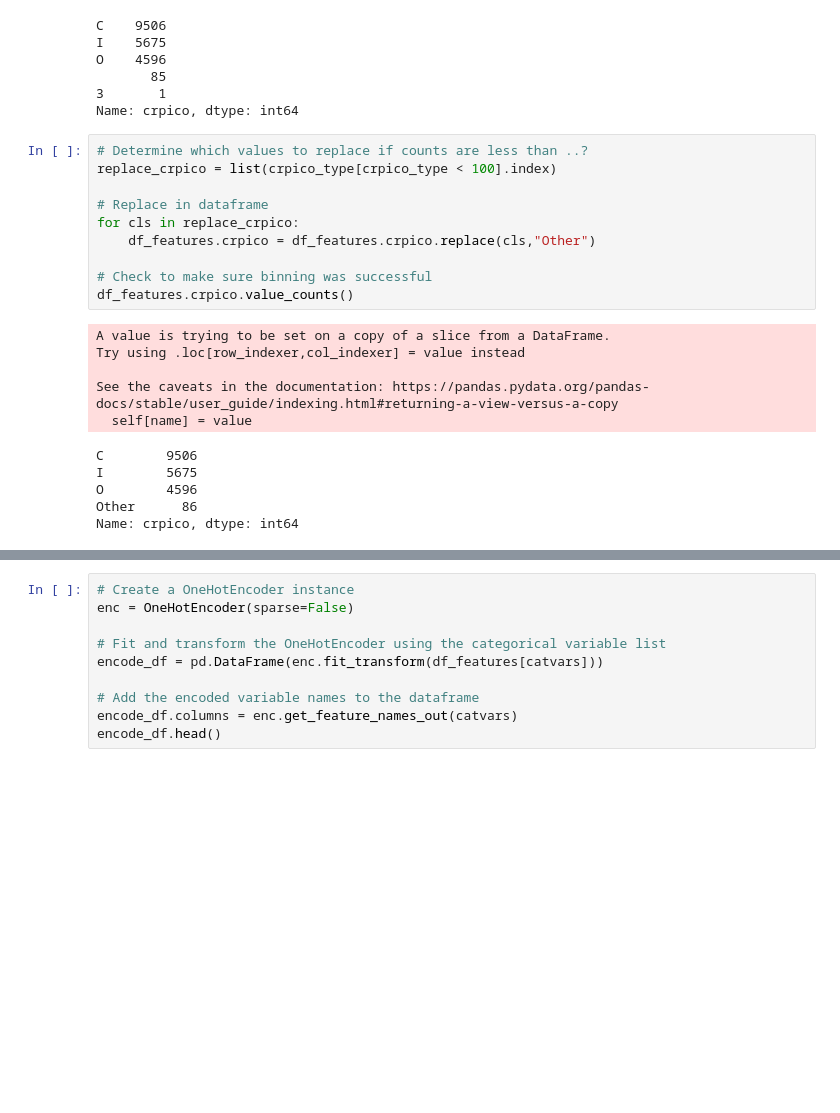
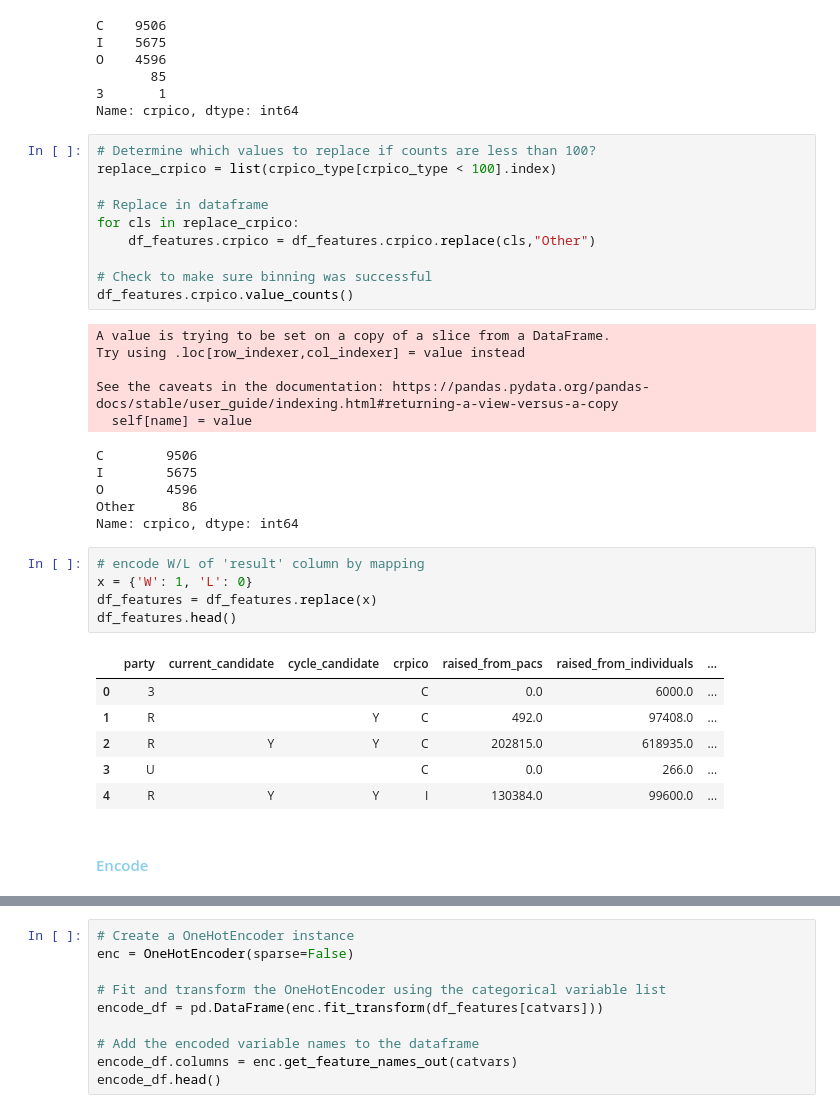
Before and after one commit to armyofkittens/Analyze-This-Campaign-Finance-Analysis, a Jupyter notebook: ML_modeling_v1.ipynb, the cells around one changed output, grey strips where cells are left out. Cells and saved outputs as stored; diff of their text form; blank space fills up the shorter version.

```diff
--- a/ML_modeling_v1.ipynb
+++ b/ML_modeling_v1.ipynb
@@ -162,7 +145,7 @@ O    4596
 3       1
 Name: crpico, dtype: int64
 # %%
-# Determine which values to replace if counts are less than ..?
+# Determine which values to replace if counts are less than 100?
 replace_crpico = list(crpico_type[crpico_type < 100].index)
 
 # Replace in dataframe
@@ -182,4 +165,18 @@ I        5675
 O        4596
 Other      86
 Name: crpico, dtype: int64
+# %%
+# encode W/L of 'result' column by mapping
+x = {'W': 1, 'L': 0}
+df_features = df_features.replace(x)
+df_features.head()
+# %% [output]
+|  | party | current_candidate | cycle_candidate | crpico | raised_from_pacs | raised_from_individuals | ... |
+| 0 | 3 |  |  | C | 0.0 | 6000.0 | ... |
+| 1 | R |  | Y | C | 492.0 | 97408.0 | ... |
+| 2 | R | Y | Y | C | 202815.0 | 618935.0 | ... |
+| 3 | U |  |  | C | 0.0 | 266.0 | ... |
+| 4 | R | Y | Y | I | 130384.0 | 99600.0 | ... |
+# %% [markdown]
+#### <font color = 'skyblue'>Encode
 # %%
```
Also changed, not shown: parts of 21 cells of this notebook.
